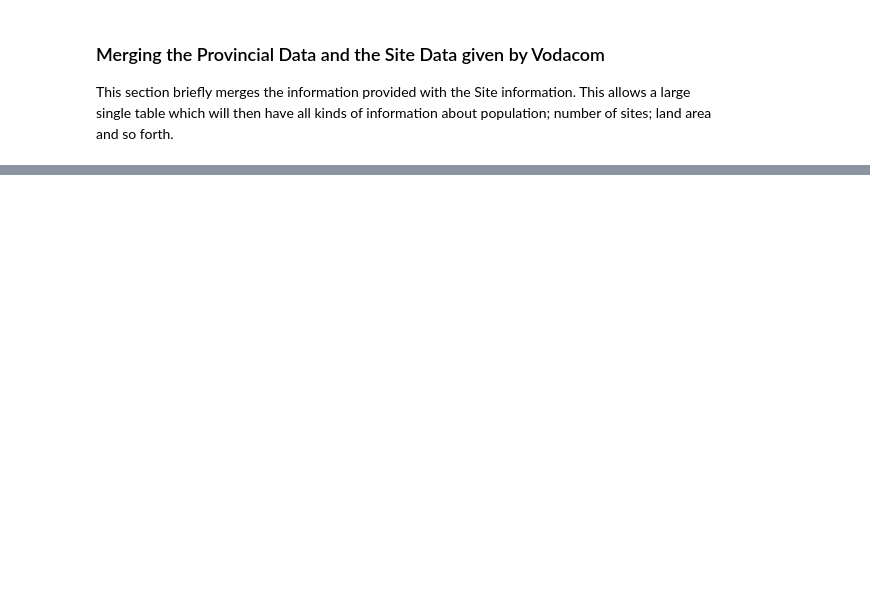
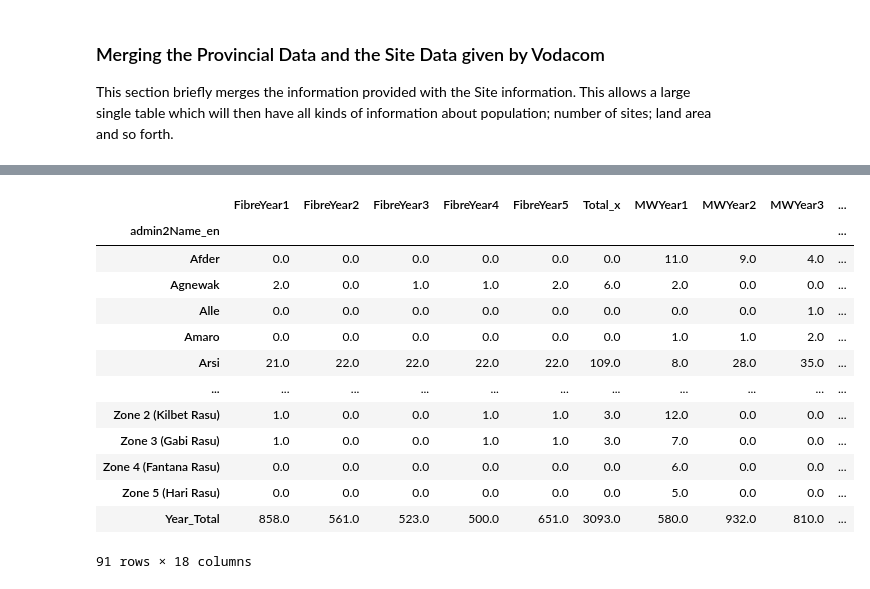
Before and after one commit to johnmeye/Ethiopia, a Jupyter notebook: Ethiopia Design Revision 2.ipynb, the cells around one changed output, grey strips where cells are left out. Drawn from its saved outputs; the diff is of its cells as text; code cells hidden in the pictures; blank space fills up the shorter version.

```diff
--- a/Ethiopia Design Revision 2.ipynb
+++ b/Ethiopia Design Revision 2.ipynb
@@ -319,0 +462,24 @@ Dens_Map = CHOROMAP(Fulltable, JSON_ON, Location_ON, Feature_ON, Color_ON, RANGE
+# %%
+Population_Grouping = Fulltable.groupby(['admin1Name_en','admin3Pcode']).agg({'Total_Population': 'sum'})
+Population_PCT = Population_Grouping.groupby(level=0).apply(lambda x:
+                                                 100 * x / float(x.sum()))
+
+Proportional = Population_PCT.reset_index() #If you want to convert back to a normal dataframe and not a Multi-Index frame.
+#Making a Sites Rollout sheet to work out how to build out the sites.
+Sites_Rollout = Fulltable[['admin1Name_en','admin3Pcode','admin3Name_en','Area_Type']]
+Sites_Rollout = pd.merge(Sites_Rollout, TotalSites, how="left", on=["admin1Name_en"])
+Sites_Rollout = pd.merge(Sites_Rollout, Proportional[['Total_Population','admin3Pcode']], how="left", on=["admin3Pcode"])
+
+for column in Sites_Rollout.iloc[:, 4:9]:
+    Sites_Rollout[column] =np.round(Sites_Rollout[column]*Sites_Rollout['Total_Population']/100)
+
+Sites_Rollout['Total'] =Sites_Rollout.iloc[:, 4:9].sum(axis=1)
+Sites_Rollout = Sites_Rollout.drop(['Shape_Area_Admin1','Total_Population'], axis=1)
+Sites_Rollout.replace(0, np.nan, inplace=True)
+
+Planned = Sites_Rollout.groupby('admin1Name_en').sum()
+
+Asked = TotalSites.groupby('admin1Name_en').sum()
+Asked = Asked.drop(['Shape_Area_Admin1'], axis=1)
+
+Spare = Asked.subtract(Planned)
@@ -319,0 +645,34 @@ Dens_Map = CHOROMAP(Fulltable, JSON_ON, Location_ON, Feature_ON, Color_ON, RANGE
+# %%
+#This block calculates the Additional POC4 sites needed for the MW connections as per the figure above
+#with the POC4 being on either side.
+#The choice of whether the MW is aggregated on Admin1/Admin2/Admin3 level changes the balance of the router counts.
+#Admin2 seems a good middle ground on distances vs quantities.
+
+GROUP_ON='admin2Name_en'
+POC4_Admin1 = FinalRollout.groupby(GROUP_ON).sum()
+
+YEAR = 0
+for column in POC4_Admin1.iloc[:, 6:11]:
+    YEAR += 1
+    POC4_Admin1['POC4_MW'+str(YEAR)] =np.ceil(POC4_Admin1[column]/5)
+
+POC4_TOTALS = POC4_Admin1
+POC4_TOTALS.loc[:,'POC4_MW_Total']= POC4_TOTALS.loc[:,'POC4_MW1':'POC4_MW5'].sum(numeric_only=True, axis=1)
+POC4_TOTALS.loc['Year_Total']= POC4_TOTALS.sum(numeric_only=True, axis=0)
+# %%
+POC4_TOTALS
+# %% [output]
+|  | FibreYear1 | FibreYear2 | FibreYear3 | FibreYear4 | FibreYear5 | Total_x | MWYear1 | MWYear2 | MWYear3 | ... |
+| admin2Name_en |  |  |  |  |  |  |  |  |  | ... |
+| Afder | 0.0 | 0.0 | 0.0 | 0.0 | 0.0 | 0.0 | 11.0 | 9.0 | 4.0 | ... |
+| Agnewak | 2.0 | 0.0 | 1.0 | 1.0 | 2.0 | 6.0 | 2.0 | 0.0 | 0.0 | ... |
+| Alle | 0.0 | 0.0 | 0.0 | 0.0 | 0.0 | 0.0 | 0.0 | 0.0 | 1.0 | ... |
+| Amaro | 0.0 | 0.0 | 0.0 | 0.0 | 0.0 | 0.0 | 1.0 | 1.0 | 2.0 | ... |
+| Arsi | 21.0 | 22.0 | 22.0 | 22.0 | 22.0 | 109.0 | 8.0 | 28.0 | 35.0 | ... |
+| ... | ... | ... | ... | ... | ... | ... | ... | ... | ... | ... |
+| Zone 2 (Kilbet Rasu) | 1.0 | 0.0 | 0.0 | 1.0 | 1.0 | 3.0 | 12.0 | 0.0 | 0.0 | ... |
+| Zone 3 (Gabi Rasu) | 1.0 | 0.0 | 0.0 | 1.0 | 1.0 | 3.0 | 7.0 | 0.0 | 0.0 | ... |
+| Zone 4 (Fantana Rasu) | 0.0 | 0.0 | 0.0 | 0.0 | 0.0 | 0.0 | 6.0 | 0.0 | 0.0 | ... |
+| Zone 5 (Hari Rasu) | 0.0 | 0.0 | 0.0 | 0.0 | 0.0 | 0.0 | 5.0 | 0.0 | 0.0 | ... |
+| Year_Total | 858.0 | 561.0 | 523.0 | 500.0 | 651.0 | 3093.0 | 580.0 | 932.0 | 810.0 | ... |
+91 rows × 18 columns
```
Also changed, not shown: parts of 25 cells of this notebook, 13 other files.
